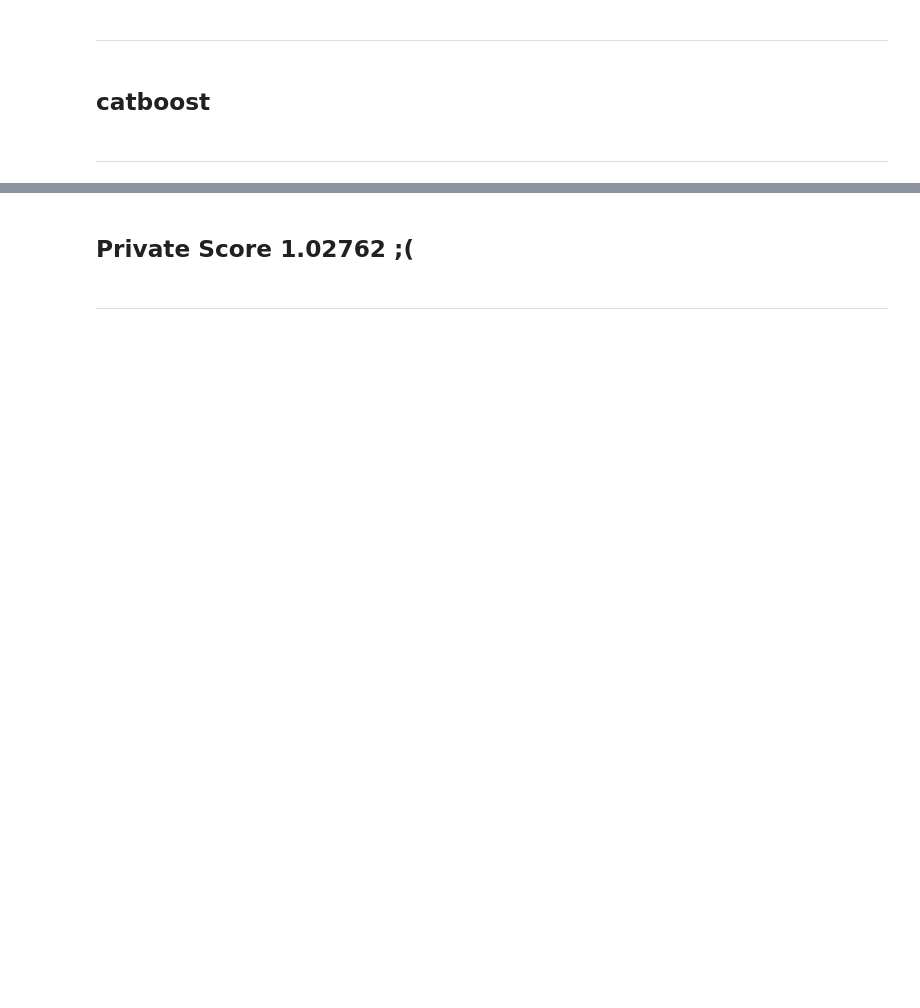
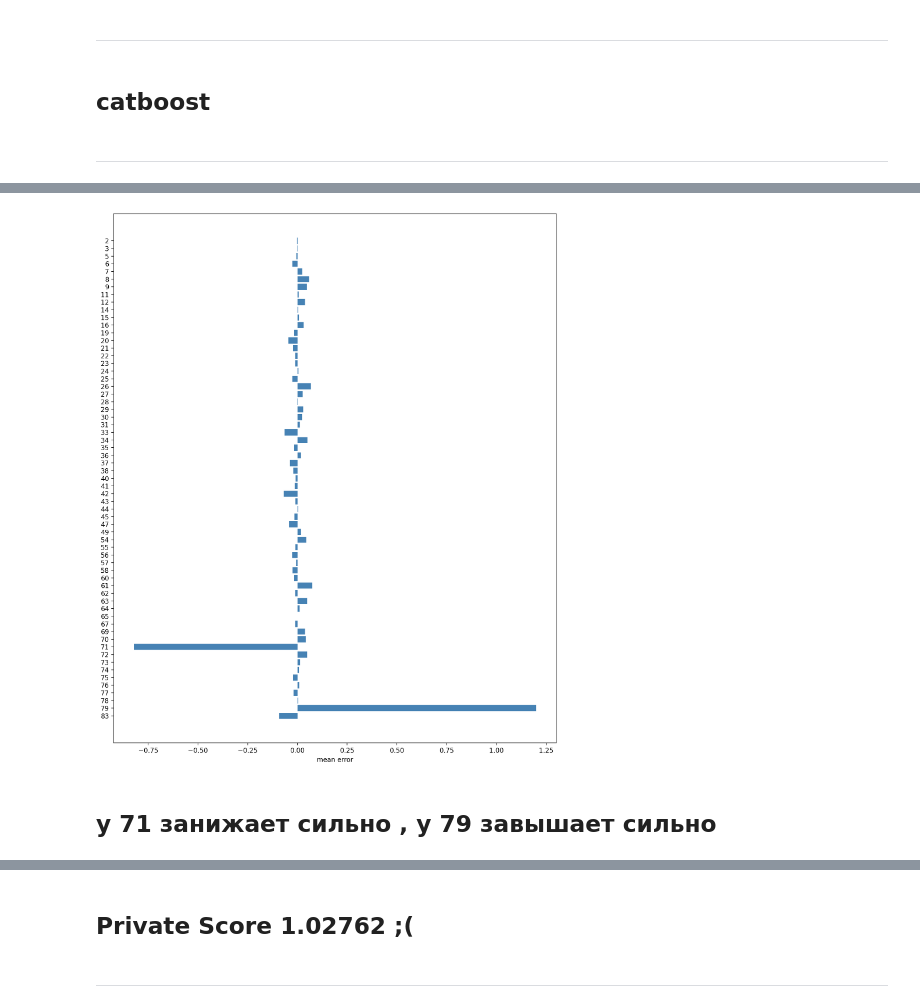
Before and after one commit to FilFilimono/innowise-projects, a Jupyter notebook: BaseLine/baseline.ipynb, the cells around one changed output, grey strips where cells are left out. Cells and saved outputs as stored; diff of their text form; code cells hidden in the pictures; blank space fills up the shorter version.

```diff
--- a/BaseLine/baseline.ipynb
+++ b/BaseLine/baseline.ipynb
@@ -126,0 +269,12 @@ CatBoost Validation RMSE: 0.6604
+# %%
+item_error = val_df.groupby("item_category_id")["error"].mean()
+# %%
+plt.figure(figsize=(10, 12), dpi=200)
+plt.barh(item_error.index.astype(str), item_error.values, color="steelblue")
+plt.gca().invert_yaxis()
+plt.xlabel("mean error")
+plt.tight_layout()
+# %% [output]
+[figure, added]
+# %% [markdown]
+ ## у 71 занижает сильно , у 79 завышает сильно
```
Also changed, not shown: parts of 54 cells of this notebook, 6 other files.
